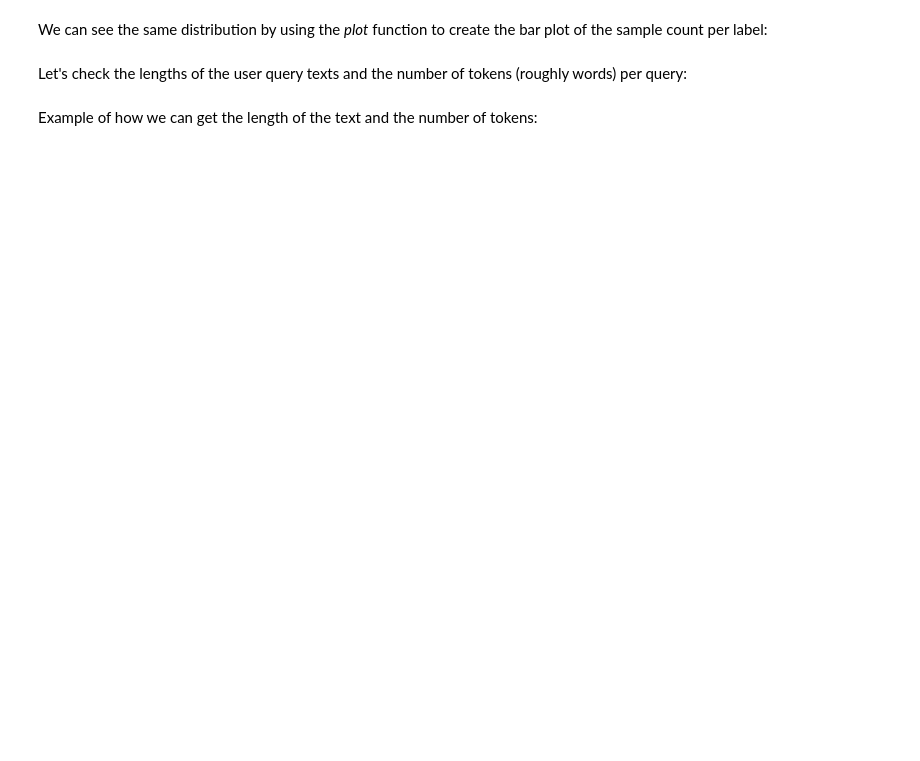
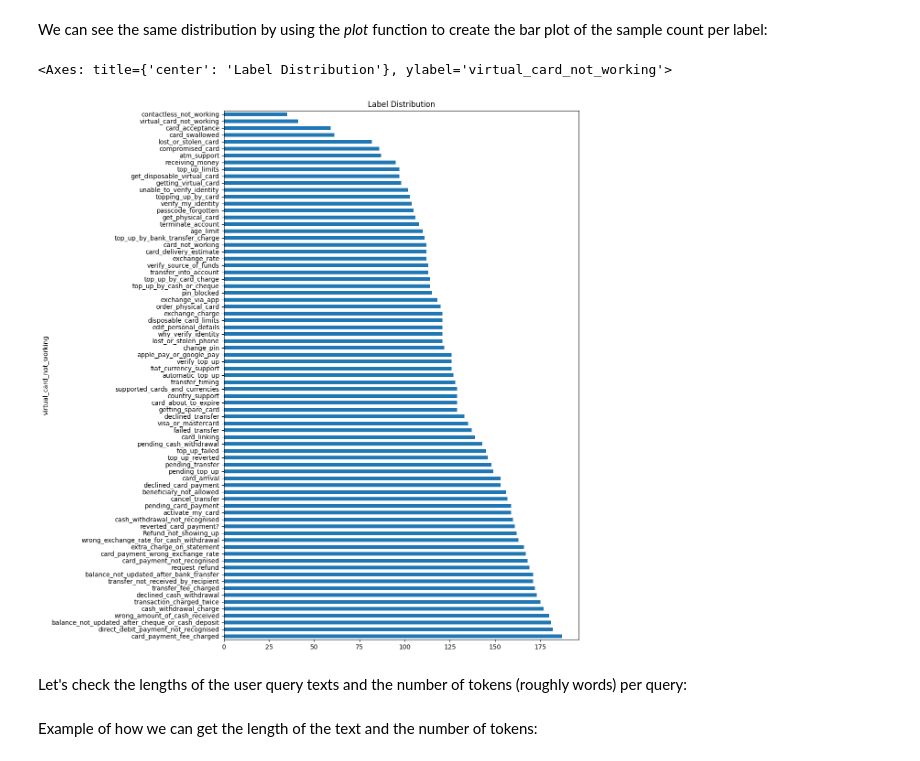
Before and after one commit to zhedlund/mlops_workshop, a Jupyter notebook: notebooks/text_classification.ipynb, the cells around one changed output. Cells and saved outputs as stored; diff of their text form; code cells hidden in the pictures; blank space fills up the shorter version.

```diff
--- a/notebooks/text_classification.ipynb
+++ b/notebooks/text_classification.ipynb
@@ -193,8 +211,8 @@ label_names = [
 ]
 # %%
 # assign label names from the list based on the index of the label
-train_data["label_name"] = train_data["label"].apply(lambda x: label_names[x])
-test_data["label_name"] = test_data["label"].apply(lambda x: label_names[x])
+train_data["virtual_card_not_working"] = train_data["label"].apply(lambda x: label_names[x])
+test_data["virtual_card_not_working"] = test_data["label"].apply(lambda x: label_names[x])
 # %% [markdown]
 Let's look at the top rows again. Now we have the label name as well:
 # %%
@@ -237,7 +307,10 @@ train_data["label_name"].value_counts().describe()
 # %% [markdown]
 We can see the same distribution by using the *plot* function to create the bar plot of the sample count per label:
 # %%
-train_data["label_name"].value_counts().plot.barh(title='Label Distribution', figsize=(10,15))
+train_data["virtual_card_not_working"].value_counts().plot.barh(title='Label Distribution', figsize=(10,15))
+# %% [output]
+<Axes: title={'center': 'Label Distribution'}, ylabel='virtual_card_not_working'>
+[figure, added]
 # %% [markdown]
 Let's check the lengths of the user query texts and the number of tokens (roughly words) per query:
 # %%
```
Also changed, not shown: parts of 38 cells of this notebook.
